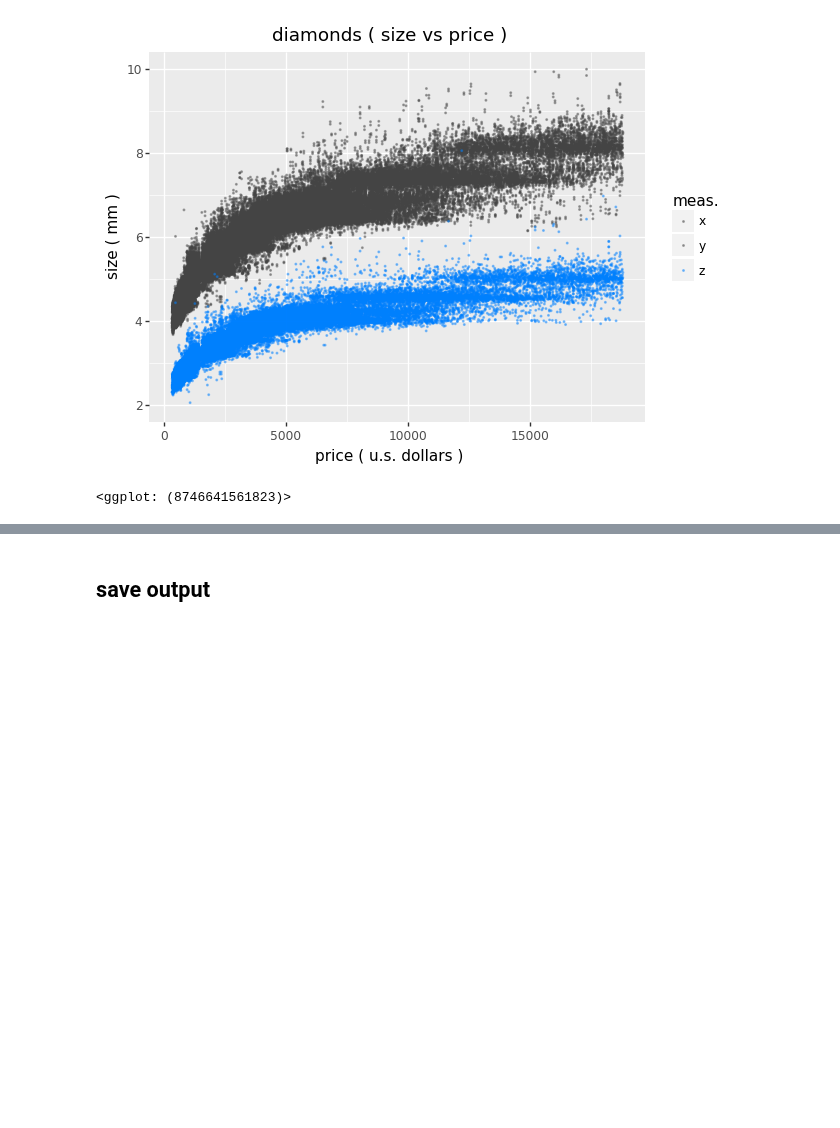
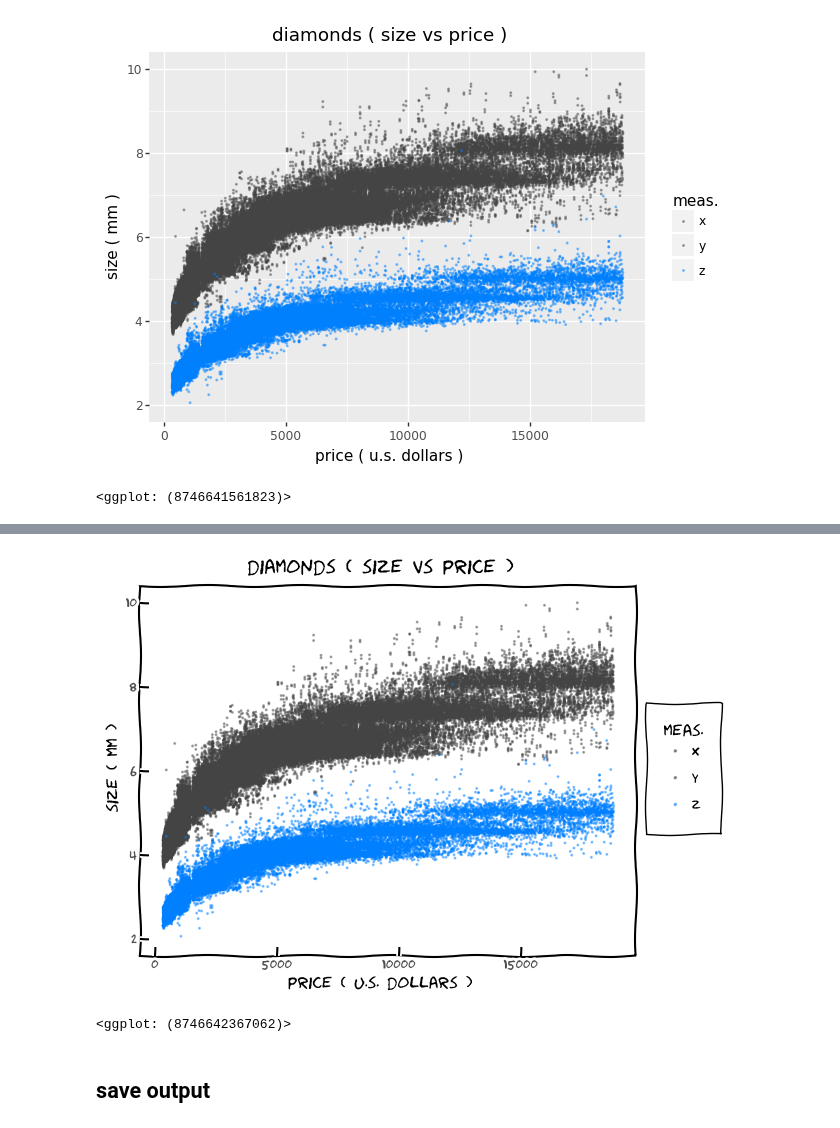
Before and after one commit to usefulmove/code, a Jupyter notebook: python/plotnine/exploratory_data_analysis.ipynb, the cells around one changed output, grey strips where cells are left out. Saved outputs shown, nothing was run; the diff lists cells and outputs as text; code cells hidden in the pictures; blank space fills up the shorter version.

Commit message:
plotnine: updated example code

```diff
--- a/python/plotnine/exploratory_data_analysis.ipynb
+++ b/python/plotnine/exploratory_data_analysis.ipynb
@@ -90,3 +88,7 @@ p + theme()
 # %% [output]
 [figure]
 <ggplot: (8746641561823)>
+# %%
+from plotnine.themes import theme_xkcd as theme
+p + theme()
+# %% [output]
@@ -93,3 +112,5 @@ p + theme()
+[figure, added]
+<ggplot: (8746642367062)>
 # %% [markdown]
 ## save output
 # %%
```
Also changed, not shown: parts of 6 cells of this notebook.
